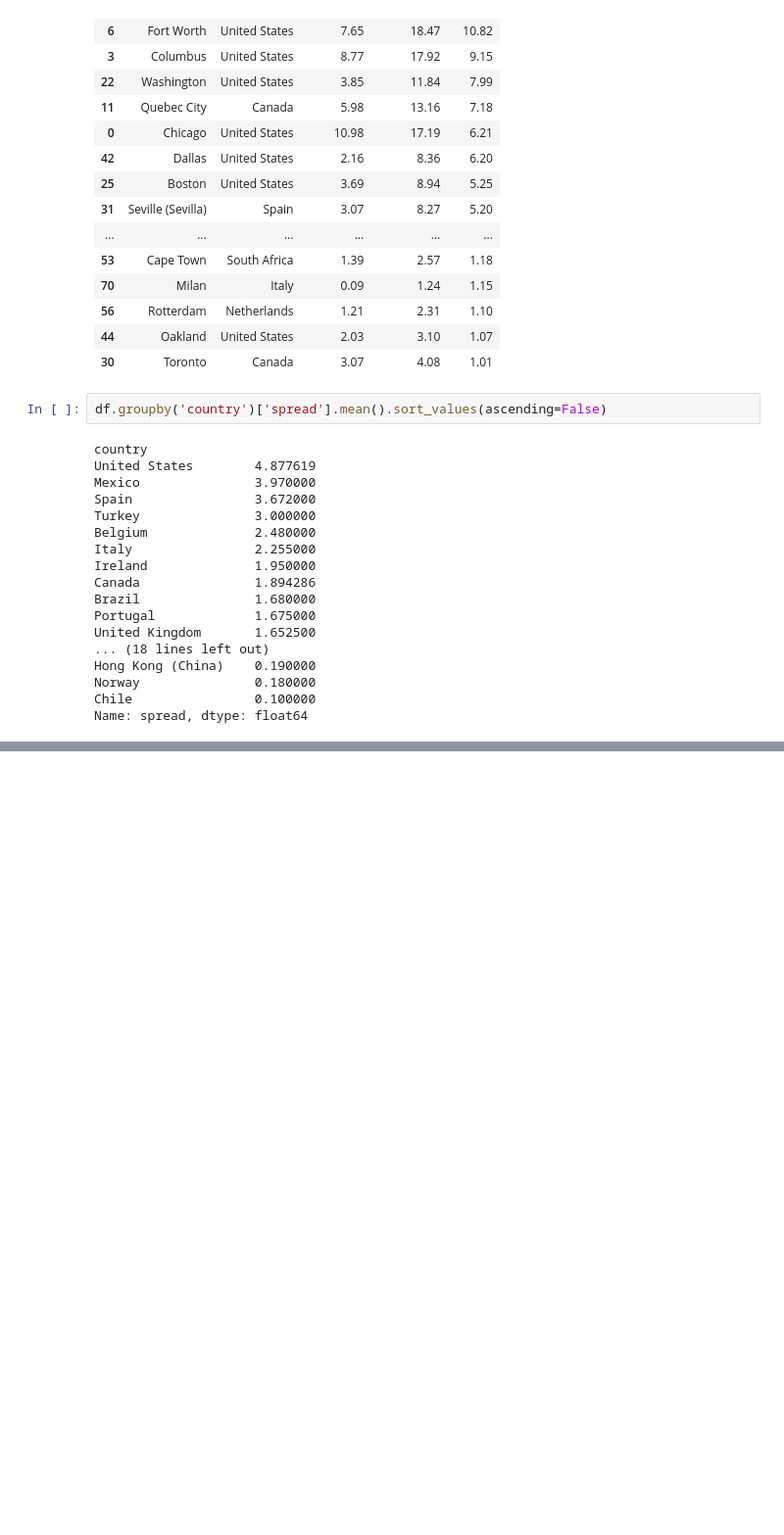
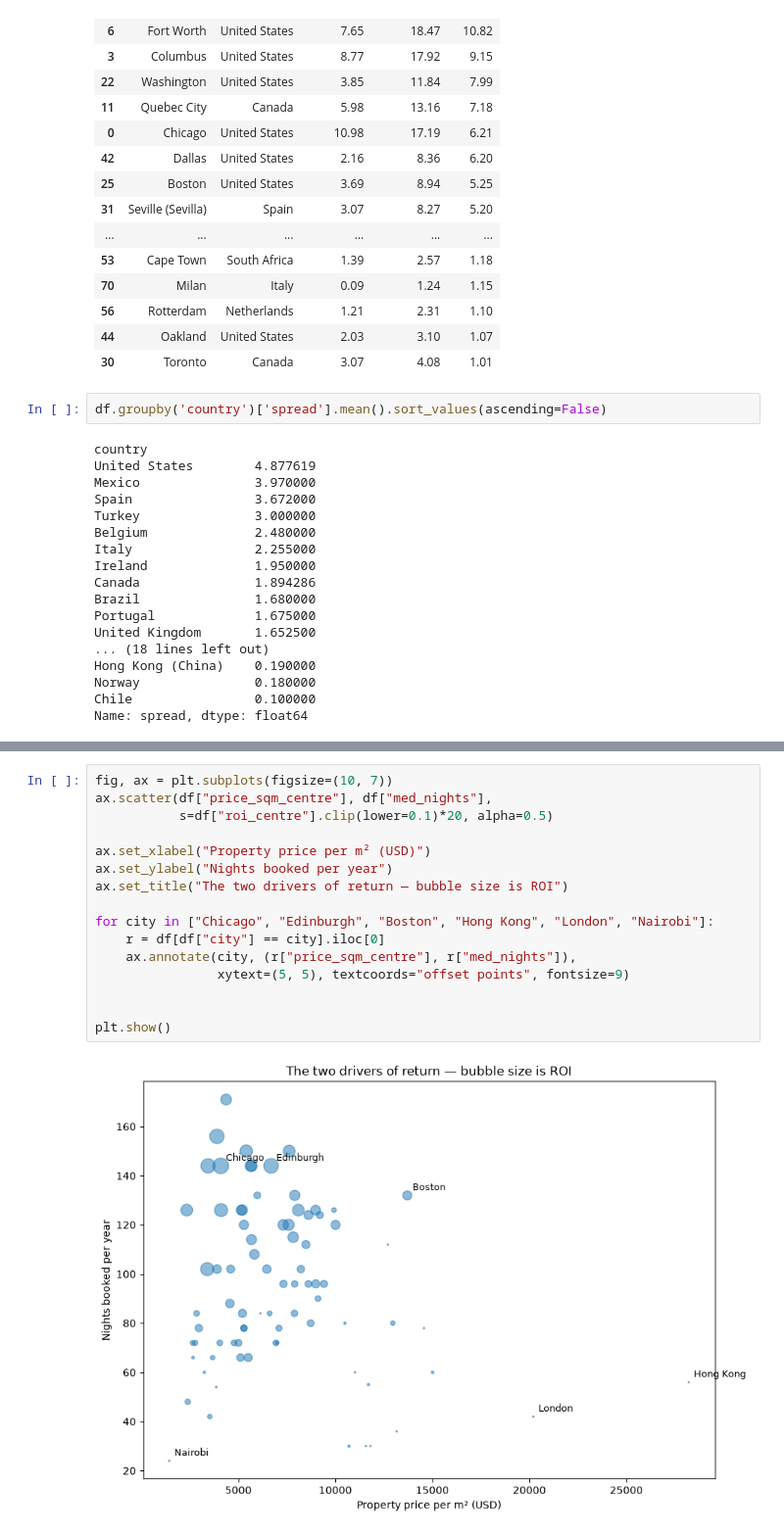
Before and after one commit to ramsesbenzari/airbnb-roi-analysis, a Jupyter notebook: notebooks/03_charts.ipynb, the cells around one changed output, grey strips where cells are left out. Shown at 98% size. Cells and saved outputs as stored; diff of their text form; blank space fills up the shorter version.

```diff
--- a/notebooks/03_charts.ipynb
+++ b/notebooks/03_charts.ipynb
@@ -149,0 +152,18 @@ Name: spread, dtype: float64
+# %%
+fig, ax = plt.subplots(figsize=(10, 7))
+ax.scatter(df["price_sqm_centre"], df["med_nights"],
+           s=df["roi_centre"].clip(lower=0.1)*20, alpha=0.5)
+
+ax.set_xlabel("Property price per m² (USD)")
+ax.set_ylabel("Nights booked per year")
+ax.set_title("The two drivers of return — bubble size is ROI")
+
+for city in ["Chicago", "Edinburgh", "Boston", "Hong Kong", "London", "Nairobi"]:
+    r = df[df["city"] == city].iloc[0]
+    ax.annotate(city, (r["price_sqm_centre"], r["med_nights"]),
+                xytext=(5, 5), textcoords="offset points", fontsize=9)
+
+
+plt.show()
+# %% [output]
+[figure, added]
```
Also changed, not shown: parts of 11 cells of this notebook, 7 other files.
